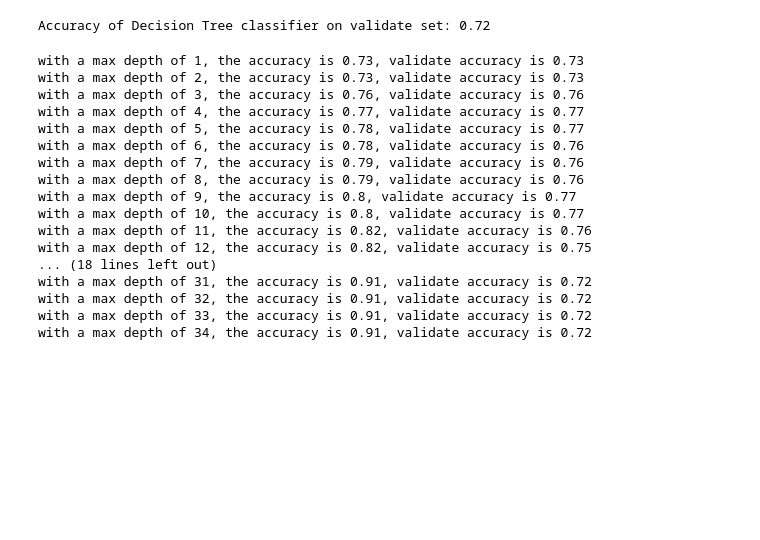
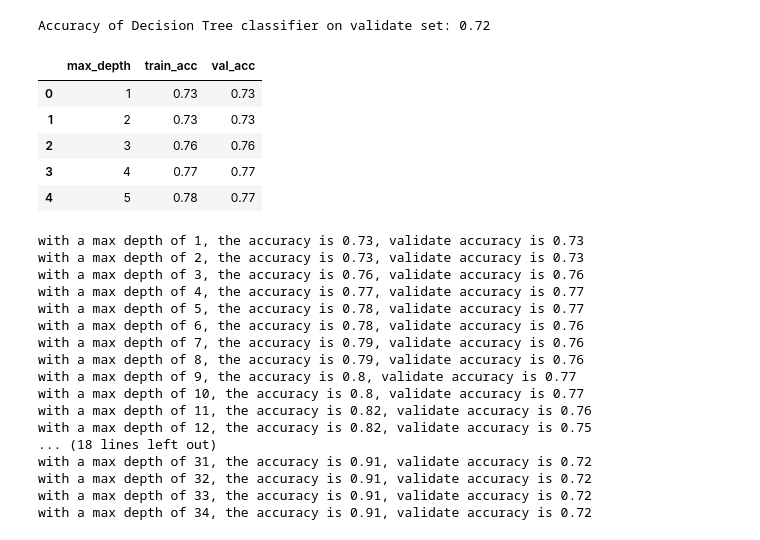
Before and after one commit to RyanPoole85/telco_classification_project, a Jupyter notebook: classification_project_draft.ipynb, the cells around one changed output. Cells and saved outputs as stored; diff of their text form; code cells hidden in the pictures; blank space fills up the shorter version.

```diff
--- a/classification_project_draft.ipynb
+++ b/classification_project_draft.ipynb
@@ -1112,6 +1110,29 @@ print('Accuracy of Decision Tree classifier on validate set: {:.2f}'
      .format(tree.score(X_validate, y_validate)))
 # %% [output]
 Accuracy of Decision Tree classifier on validate set: 0.72
+# %%
+stats = []
+for x in range(1,35):
+    #create the object
+    tree = DecisionTreeClassifier(max_depth=x)
+
+    #fit the object
+    tree.fit(X_train, y_train)
+
+    #calculate the accuracy of train and validate
+    acc = tree.score(X_train, y_train)
+    val_acc = tree.score(X_validate, y_validate)
+    stats.append([x, round(acc,2),round(val_acc,2) ])
+
+stats_df = pd.DataFrame(stats, columns =['max_depth','train_acc','val_acc'])
+stats_df.head()
+# %% [output]
+|  | max_depth | train_acc | val_acc |
+| 0 | 1 | 0.73 | 0.73 |
+| 1 | 2 | 0.73 | 0.73 |
+| 2 | 3 | 0.76 | 0.76 |
+| 3 | 4 | 0.77 | 0.77 |
+| 4 | 5 | 0.78 | 0.77 |
 # %%
 #function to test multiple max depths to determine the best model
 
```
Also changed, not shown: parts of 12 cells of this notebook, 4 other files.
